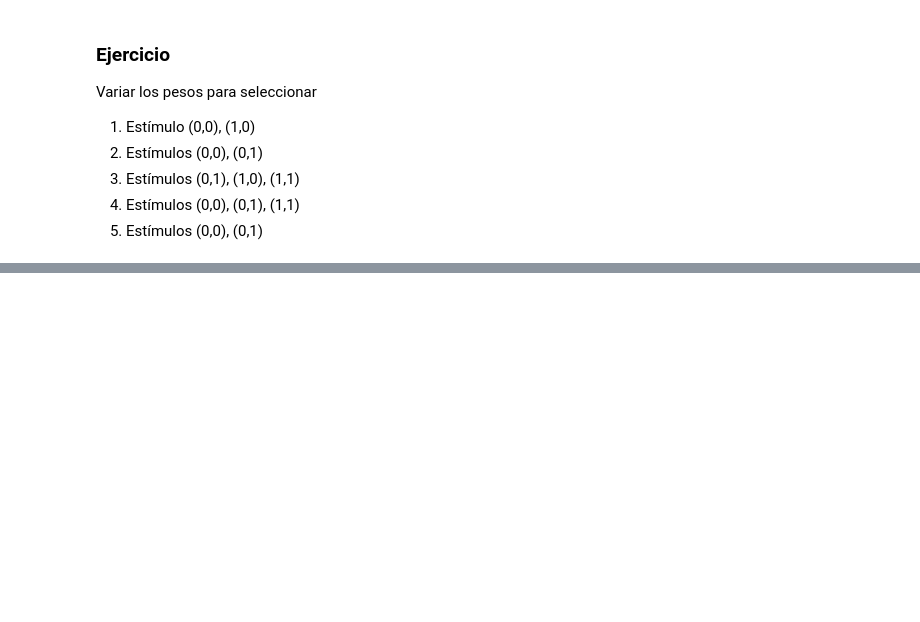
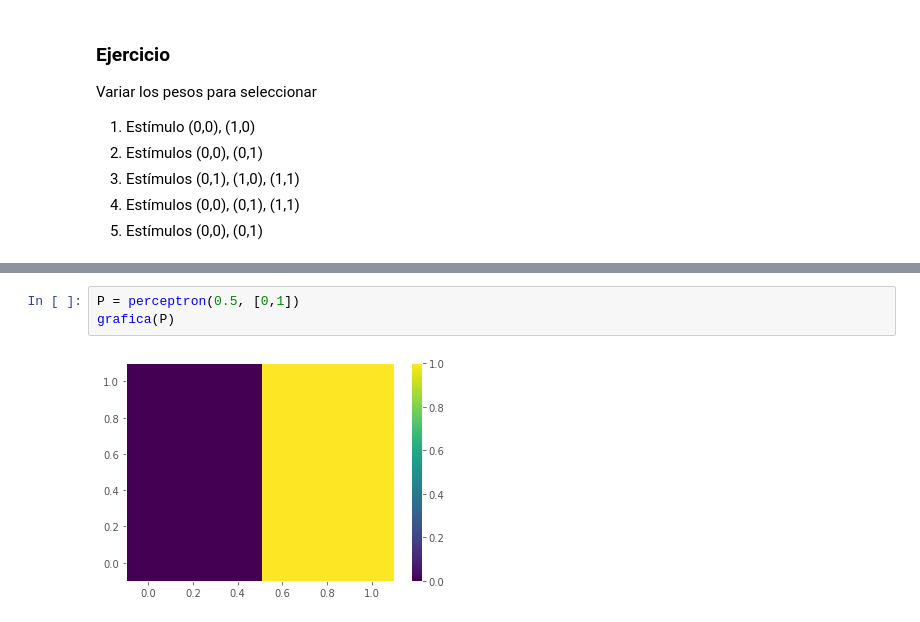
Before and after one commit to sergiohzlz/neuronales_2022i, a Jupyter notebook: Perceptrón.ipynb, the cells around one changed output, grey strips where cells are left out. Cells and saved outputs as stored; diff of their text form; blank space fills up the shorter version.

```diff
--- a/Perceptrón.ipynb
+++ b/Perceptrón.ipynb
@@ -61,0 +75,5 @@ Variar los pesos para seleccionar
+# %%
+P = perceptron(0.5, [0,1])
+grafica(P)
+# %% [output]
+[figure, added]
```
Also changed, not shown: parts of 16 cells of this notebook.
